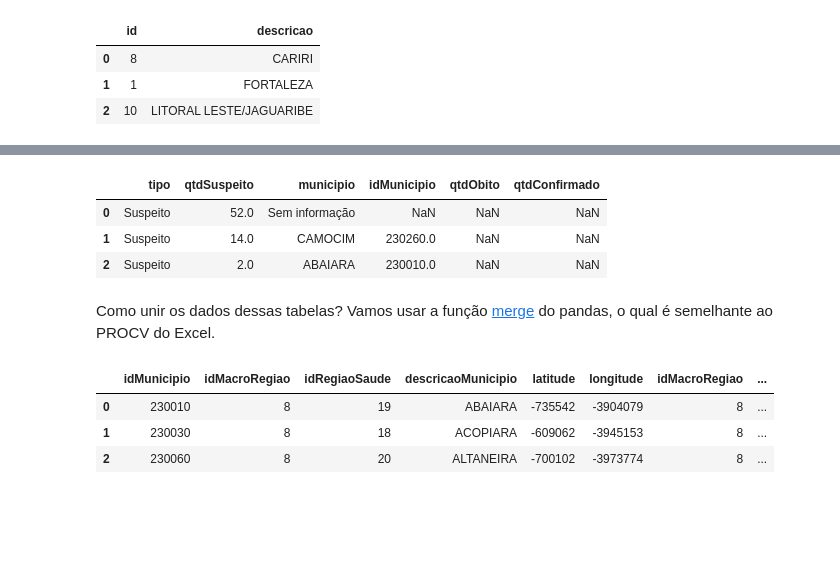
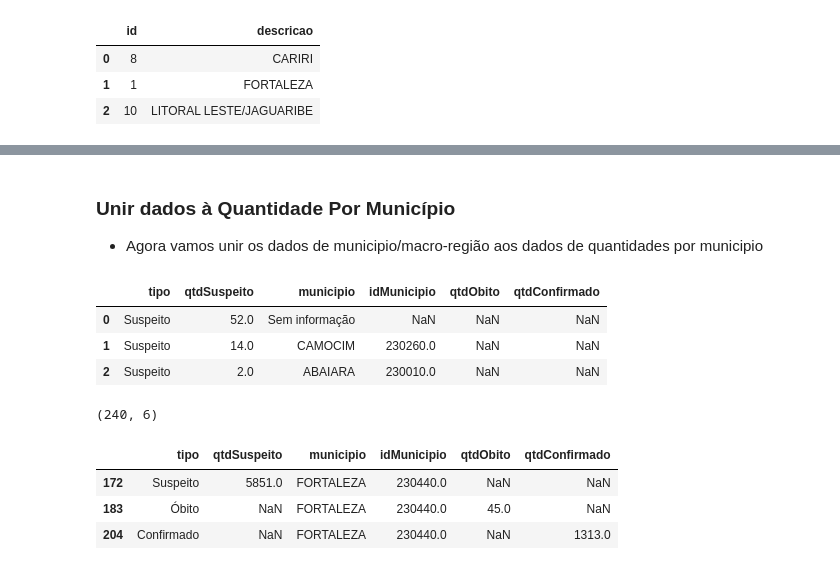
Before and after one commit to andreloc/painel-covid-19-ce, a Jupyter notebook: notebooks/extract_covid_data_integrasus_ce.ipynb, the cells around one changed output, grey strips where cells are left out. Drawn from its saved outputs; the diff is of its cells as text; code cells hidden in the pictures; blank space fills up the shorter version.

```diff
--- a/notebooks/extract_covid_data_integrasus_ce.ipynb
+++ b/notebooks/extract_covid_data_integrasus_ce.ipynb
@@ -80,3 +99,6 @@ macro_regiao.head(3)
+# %% [markdown]
+### Unir dados à Quantidade Por Município
+- Agora vamos unir os dados de municipio/macro-região aos dados de quantidades por municipio
 # %%
 qtd_por_municipios.head(3)
 # %% [output]
@@ -84,18 +106,16 @@ qtd_por_municipios.head(3)
 | 0 | Suspeito | 52.0 | Sem informação | NaN | NaN | NaN |
 | 1 | Suspeito | 14.0 | CAMOCIM | 230260.0 | NaN | NaN |
 | 2 | Suspeito | 2.0 | ABAIARA | 230010.0 | NaN | NaN |
-# %% [markdown]
-Como unir os dados dessas tabelas? Vamos usar a função [merge](https://pandas.pydata.org/pandas-docs/stable/reference/api/pandas.DataFrame.merge.html) do pandas, o qual é semelhante ao PROCV do Excel.
-# %%
-# Vamos unir a tabela de municípios com as suas respectivas macro regiões.
-df_parcial  = municipios.merge(macro_regiao,
-                               left_on='idMacroRegiao',
-                               right_on='id',
-                               suffixes=['Municipio','MacroRegiao'])
-df_parcial.head(3)
-# %% [output]
-|  | idMunicipio | idMacroRegiao | idRegiaoSaude | descricaoMunicipio | latitude | longitude | idMacroRegiao | ... |
-| 0 | 230010 | 8 | 19 | ABAIARA | -735542 | -3904079 | 8 | ... |
-| 1 | 230030 | 8 | 18 | ACOPIARA | -609062 | -3945153 | 8 | ... |
-| 2 | 230060 | 8 | 20 | ALTANEIRA | -700102 | -3973774 | 8 | ... |
+# %%
+qtd_por_municipios.shape
+# %% [output]
+(240, 6)
+# %%
+f = qtd_por_municipios[qtd_por_municipios.municipio == 'FORTALEZA']
+f.groupby()
+# %% [output]
+|  | tipo | qtdSuspeito | municipio | idMunicipio | qtdObito | qtdConfirmado |
+| 172 | Suspeito | 5851.0 | FORTALEZA | 230440.0 | NaN | NaN |
+| 183 | Óbito | NaN | FORTALEZA | 230440.0 | 45.0 | NaN |
+| 204 | Confirmado | NaN | FORTALEZA | 230440.0 | NaN | 1313.0 |
 # %%
```
Also changed, not shown: parts of 10 cells of this notebook, 1 other file.
